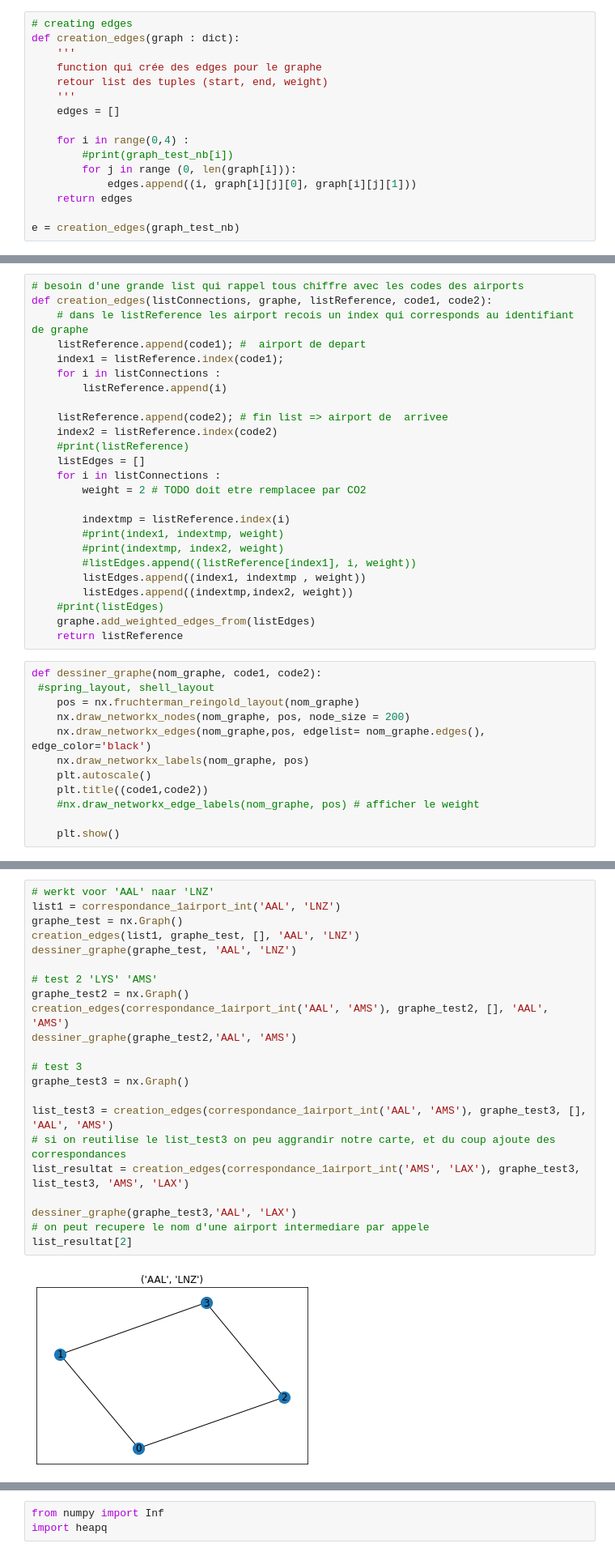
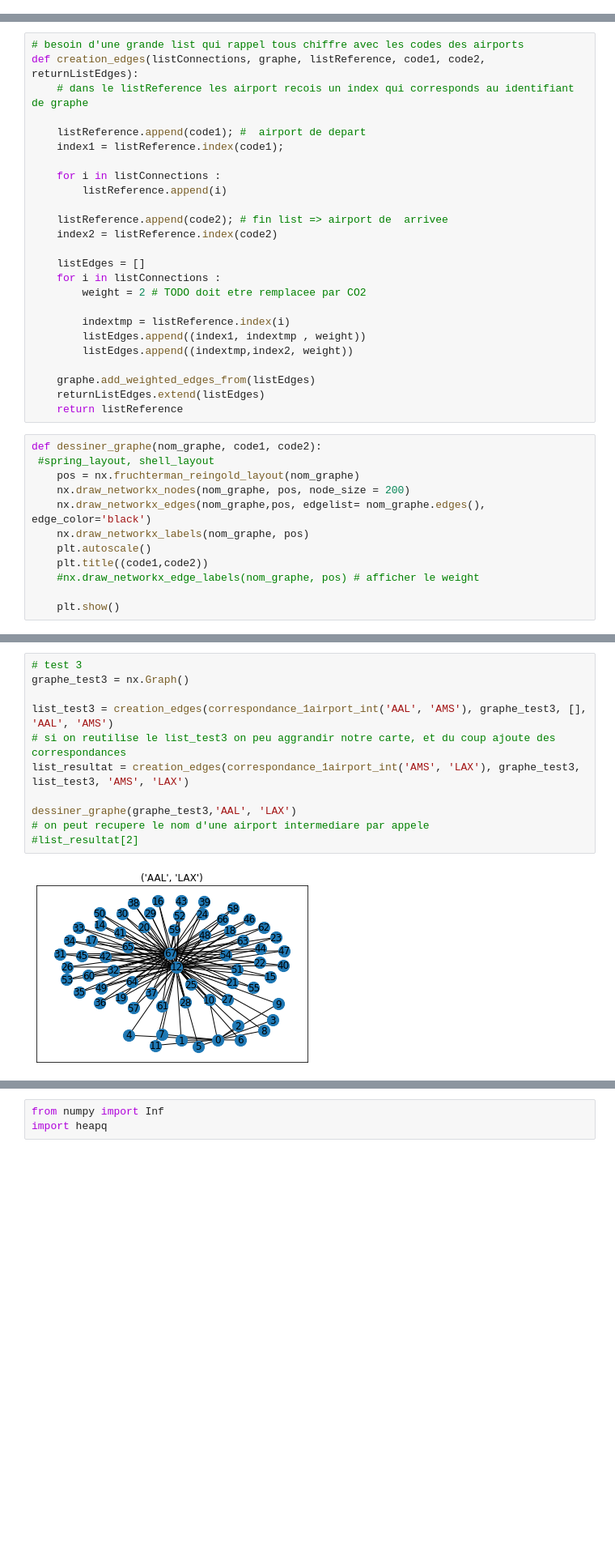
Before and after one commit to annevogel13/lifradaravion, a Jupyter notebook: NotebooksAnne/correspondance(1).ipynb, the cells around one changed output, grey strips where cells are left out. Shown at 81% size. Drawn from its saved outputs; the diff is of its cells as text; blank space fills up the shorter version.

```diff
--- a/NotebooksAnne/correspondance(1).ipynb
+++ b/NotebooksAnne/correspondance(1).ipynb
@@ -68,21 +86,5 @@ graph_test_names = {
 # %% [markdown]
 ## premiere essay graphes
-# %%
-# creating edges
-def creation_edges(graph : dict):
-    '''
-    function qui crée des edges pour le graphe
-    retour list des tuples (start, end, weight)
-    '''
-    edges = []
-
-    for i in range(0,4) :
-        #print(graph_test_nb[i])
-        for j in range (0, len(graph[i])):
-            edges.append((i, graph[i][j][0], graph[i][j][1]))
-    return edges
-
-e = creation_edges(graph_test_nb)
 # %%
 import networkx as nx
 import matplotlib.pyplot as plt
@@ -104,28 +131,28 @@ plt.show()
 ##  Graphe airports
 # %%
 # besoin d'une grande list qui rappel tous chiffre avec les codes des airports
-def creation_edges(listConnections, graphe, listReference, code1, code2):
+def creation_edges(listConnections, graphe, listReference, code1, code2, returnListEdges):
     # dans le listReference les airport recois un index qui corresponds au identifiant de graphe
+
     listReference.append(code1); #  airport de depart
     index1 = listReference.index(code1);
+
     for i in listConnections :
         listReference.append(i)
 
     listReference.append(code2); # fin list => airport de  arrivee
     index2 = listReference.index(code2)
-    #print(listReference)
+
     listEdges = []
     for i in listConnections :
         weight = 2 # TODO doit etre remplacee par CO2
 
         indextmp = listReference.index(i)
-        #print(index1, indextmp, weight)
-        #print(indextmp, index2, weight)
-        #listEdges.append((listReference[index1], i, weight))
         listEdges.append((index1, indextmp , weight))
         listEdges.append((indextmp,index2, weight))
-    #print(listEdges)
+
     graphe.add_weighted_edges_from(listEdges)
+    returnListEdges.extend(listEdges)
     return listReference
 # %%
 def dessiner_graphe(nom_graphe, code1, code2):
@@ -142,24 +254,13 @@ def dessiner_graphe(nom_graphe, code1, code2):
 # %%
-# werkt voor 'AAL' naar 'LNZ'
-list1 = correspondance_1airport_int('AAL', 'LNZ')
-graphe_test = nx.Graph()
-creation_edges(list1, graphe_test, [], 'AAL', 'LNZ')
-dessiner_graphe(graphe_test, 'AAL', 'LNZ')
-
-# test 2 'LYS' 'AMS'
-graphe_test2 = nx.Graph()
-creation_edges(correspondance_1airport_int('AAL', 'AMS'), graphe_test2, [], 'AAL', 'AMS')
-dessiner_graphe(graphe_test2,'AAL', 'AMS')
-
 # test 3
 graphe_test3 = nx.Graph()
 
 list_test3 = creation_edges(correspondance_1airport_int('AAL', 'AMS'), graphe_test3, [], 'AAL', 'AMS')
 # si on reutilise le list_test3 on peu aggrandir notre carte, et du coup ajoute des correspondances
 list_resultat = creation_edges(correspondance_1airport_int('AMS', 'LAX'), graphe_test3, list_test3, 'AMS', 'LAX')
 
 dessiner_graphe(graphe_test3,'AAL', 'LAX')
 # on peut recupere le nom d'une airport intermediare par appele
-list_resultat[2]
+#list_resultat[2]
 # %% [output]
-[figure, old version]
+[figure, new version]
```
Also changed, not shown: parts of 12 cells of this notebook.
